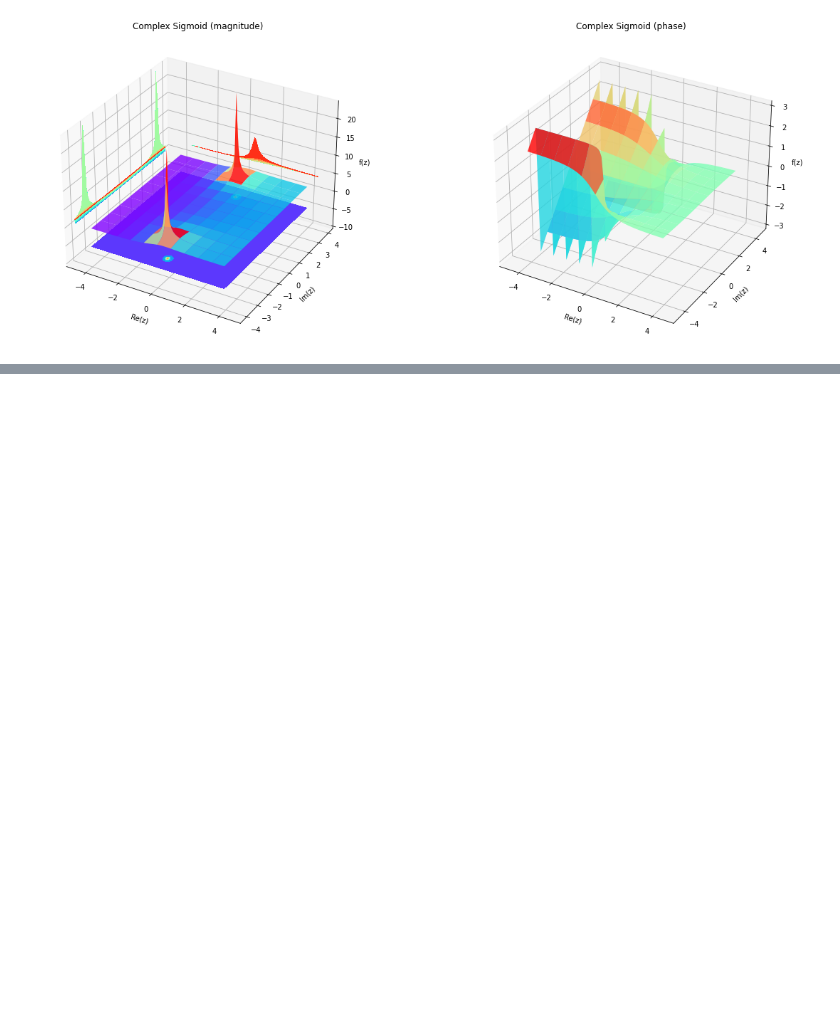
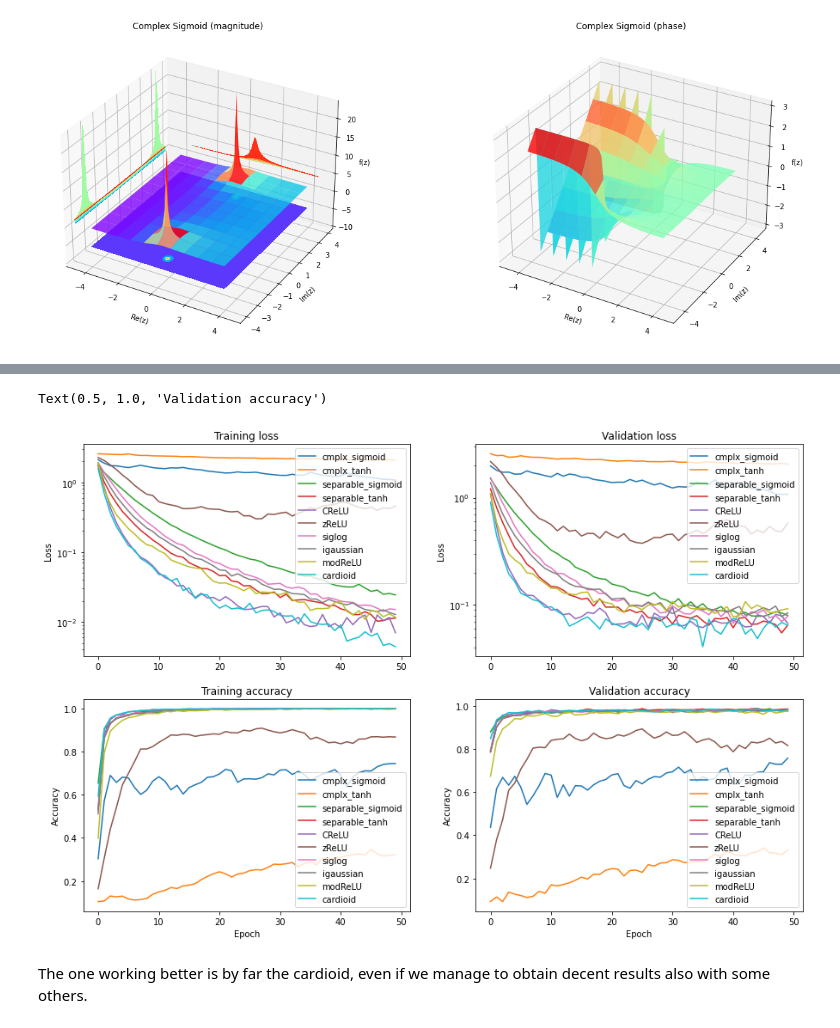
Before and after one commit to MattiaPujatti/complex-valued-deep-learning-for-condition-monitoring, a Jupyter notebook: Complex_Valued_Activation_Functions.ipynb, the cells around one changed output, grey strips where cells are left out. Drawn from its saved outputs; the diff is of its cells as text; code cells hidden in the pictures; blank space fills up the shorter version.

```diff
--- a/Complex_Valued_Activation_Functions.ipynb
+++ b/Complex_Valued_Activation_Functions.ipynb
@@ -67,0 +223,5 @@ cplot.plot(f=complex_sigmoid, x_range=(-5,5,100), y_range=(-5,5,100))
+# %%
+mnist_path = 'data/PhaseMNIST/'
+batch_size = 64
+drop_length = 65000
+data_transform = transforms.Compose([ToTensor_onehot(n_classes=10), Squeeze(squeeze_x=False)])
@@ -67,0 +288,38 @@ cplot.plot(f=complex_sigmoid, x_range=(-5,5,100), y_range=(-5,5,100))
+# %%
+with open('notebook_results/scores_activations.pkl', 'rb') as f:
+    scores_activations = pickle.load(f)
+# %%
+fig, ax = plt.subplots(2, 2, figsize=(15,10))
+ax = ax.flatten()
+
+for label in scores_activations:
+
+    history = scores_activations[label]
+
+    sns.lineplot(x=np.arange(len(history['train_loss'])), y=history['train_loss'], label=label, ax=ax[0])
+    sns.lineplot(x=np.arange(len(history['val_loss'])), y=history['val_loss'], label=label, ax=ax[1])
+
+    sns.lineplot(x=np.arange(len(history['train_acc'])), y=history['train_acc'], label=label, ax=ax[2])
+    sns.lineplot(x=np.arange(len(history['val_acc'])), y=history['val_acc'], label=label, ax=ax[3])
+
+
+ax[0].set_yscale('log')
+ax[0].set_ylabel('Loss')
+ax[0].set_title('Training loss')
+
+ax[1].set_yscale('log')
+ax[1].set_ylabel('Loss')
+ax[1].set_title('Validation loss')
+
+ax[2].set_xlabel('Epoch')
+ax[2].set_ylabel('Accuracy')
+ax[2].set_title('Training accuracy')
+
+ax[3].set_xlabel('Epoch')
+ax[3].set_ylabel('Accuracy')
+ax[3].set_title('Validation accuracy')
+# %% [output]
+Text(0.5, 1.0, 'Validation accuracy')
+[figure, added]
+# %% [markdown]
+The one working better is by far the cardioid, even if we manage to obtain decent results also with some others.
```
Also changed, not shown: parts of 17 cells of this notebook, 19 other files.
